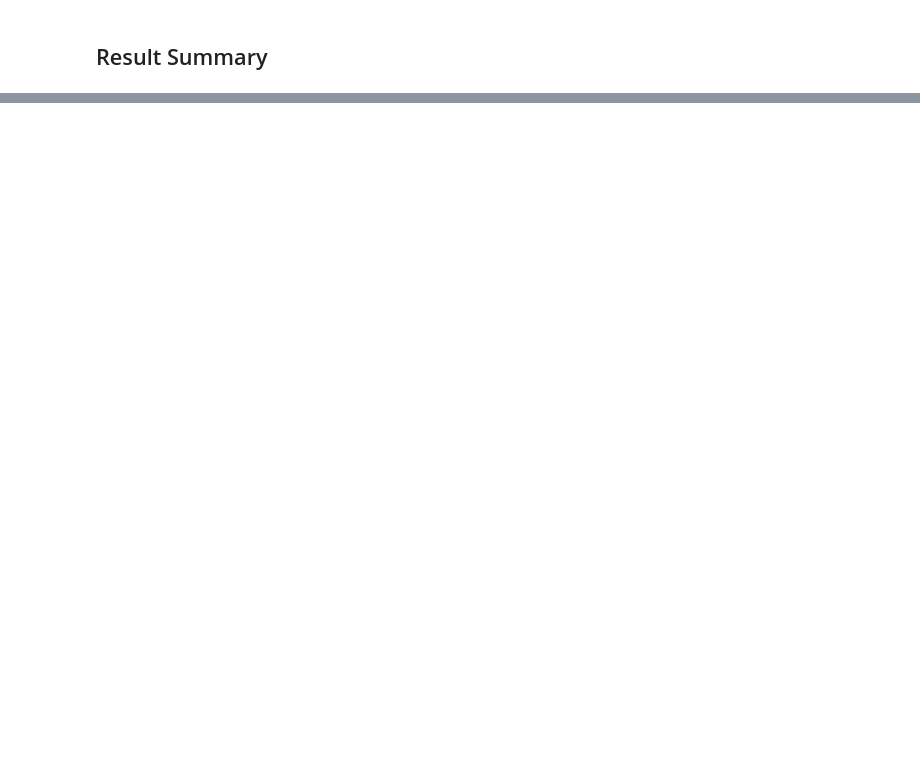
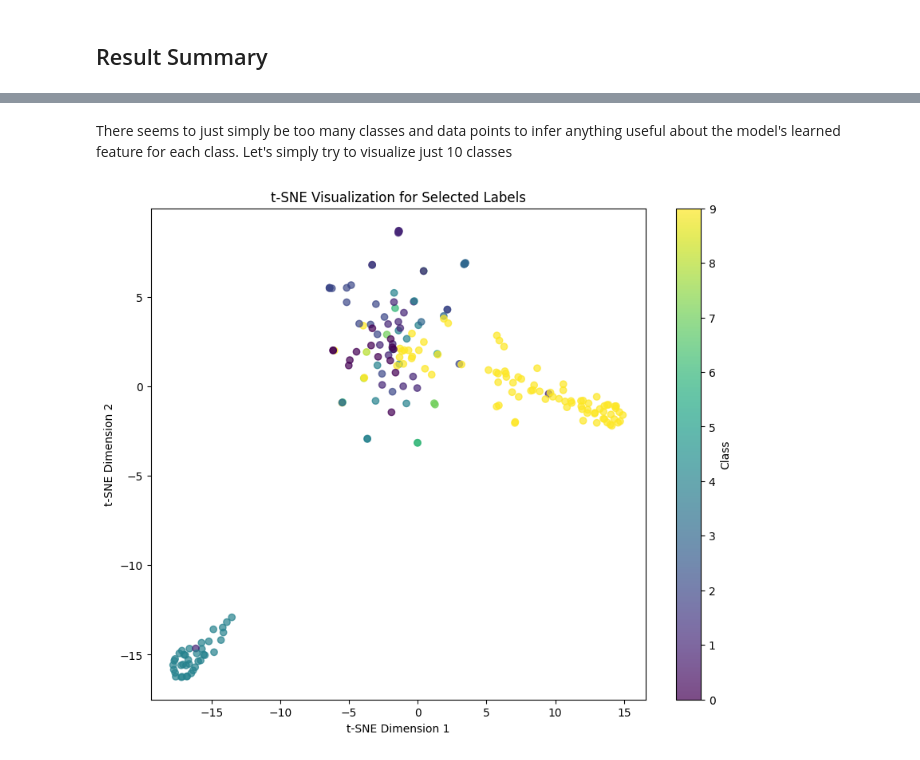
Before and after one commit to jameslu3/bird-sound-detection, a Jupyter notebook: birdclef24-initial-implementation.ipynb, the cells around one changed output, grey strips where cells are left out. Cells and saved outputs as stored; diff of their text form; code cells hidden in the pictures; blank space fills up the shorter version.

Commit message:
added pretrained model and updated file

```diff
--- a/birdclef24-initial-implementation.ipynb
+++ b/birdclef24-initial-implementation.ipynb
@@ -492,0 +691,4 @@ print('>>> Best Epoch: ', best_epoch+1)
+# %%
+# Extract features for all collected images
+features = feature_extractor.predict(all_images)
+print("Features shape:", features.shape)  # (total_samples, num_features)
@@ -492,0 +713,3 @@ print('>>> Best Epoch: ', best_epoch+1)
+# %%
+# Convert one-hot labels to categorical if needed
+all_labels = np.argmax(all_labels, axis=1)
@@ -492,0 +735,31 @@ print('>>> Best Epoch: ', best_epoch+1)
+# %% [markdown]
+There seems to just simply be too many classes and data points to infer anything useful about the model's learned feature for each class. Let's simply try to visualize just 10 classes
+# %%
+import numpy as np
+
+# Specify the labels you want to visualize
+desired_labels = [0, 1 ,2,3,4,5,6,7,8,9]
+
+# Create a mask for the desired labels
+mask = np.isin(all_labels, desired_labels)
+
+# Filter features and labels based on the mask
+filtered_features = features[mask]
+filtered_labels = all_labels[mask]
+# %%
+# Perform t-SNE on the filtered features
+tsne = TSNE(n_components=2, perplexity=30, random_state=42)
+tsne_results = tsne.fit_transform(filtered_features)
+# %%
+import matplotlib.pyplot as plt
+
+# Visualize t-SNE results for the selected labels
+plt.figure(figsize=(10, 8))
+scatter = plt.scatter(tsne_results[:, 0], tsne_results[:, 1], c=filtered_labels, cmap='viridis', alpha=0.7)
+plt.colorbar(scatter, label="Class")
+plt.title("t-SNE Visualization for Selected Labels")
+plt.xlabel("t-SNE Dimension 1")
+plt.ylabel("t-SNE Dimension 2")
+plt.show()
+# %% [output]
+[figure, added]
```
Also changed, not shown: parts of 36 cells of this notebook, 2 other files.
